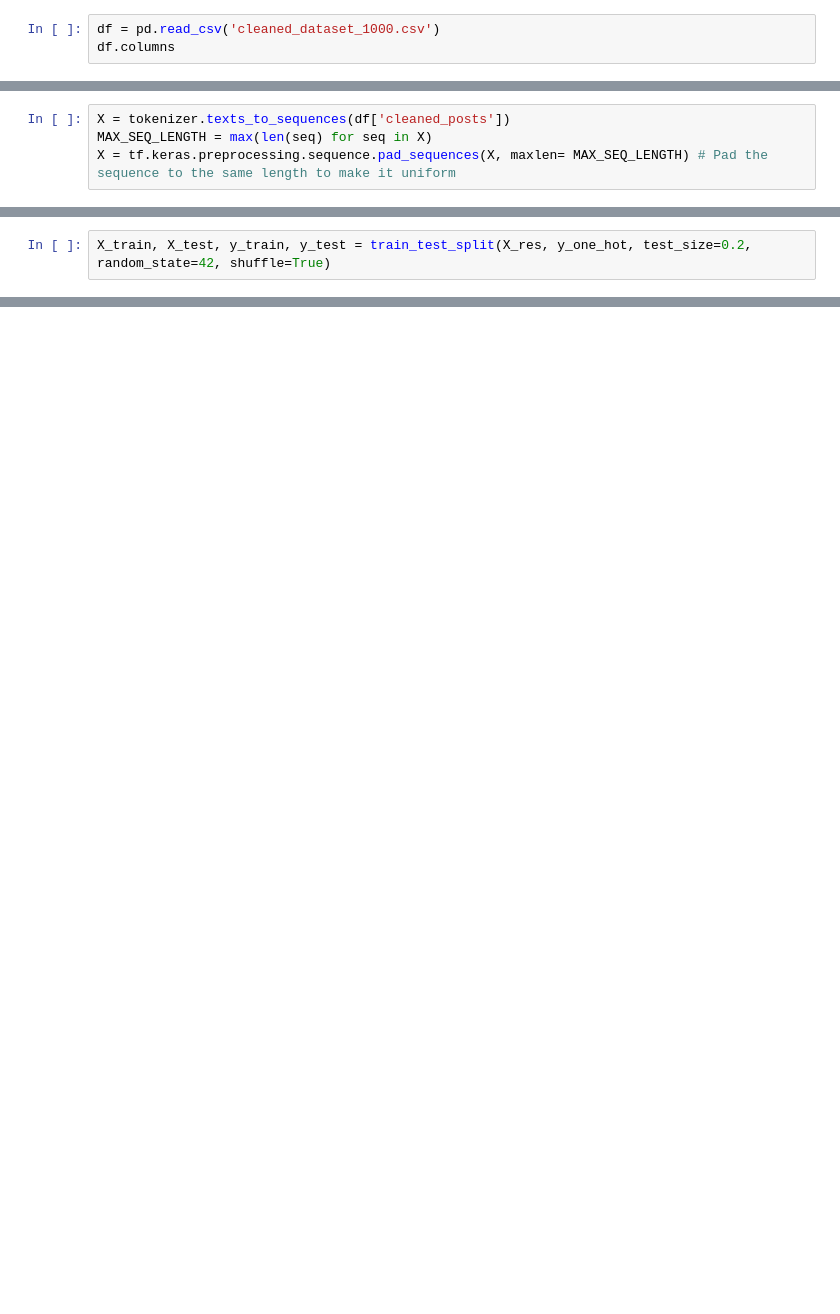
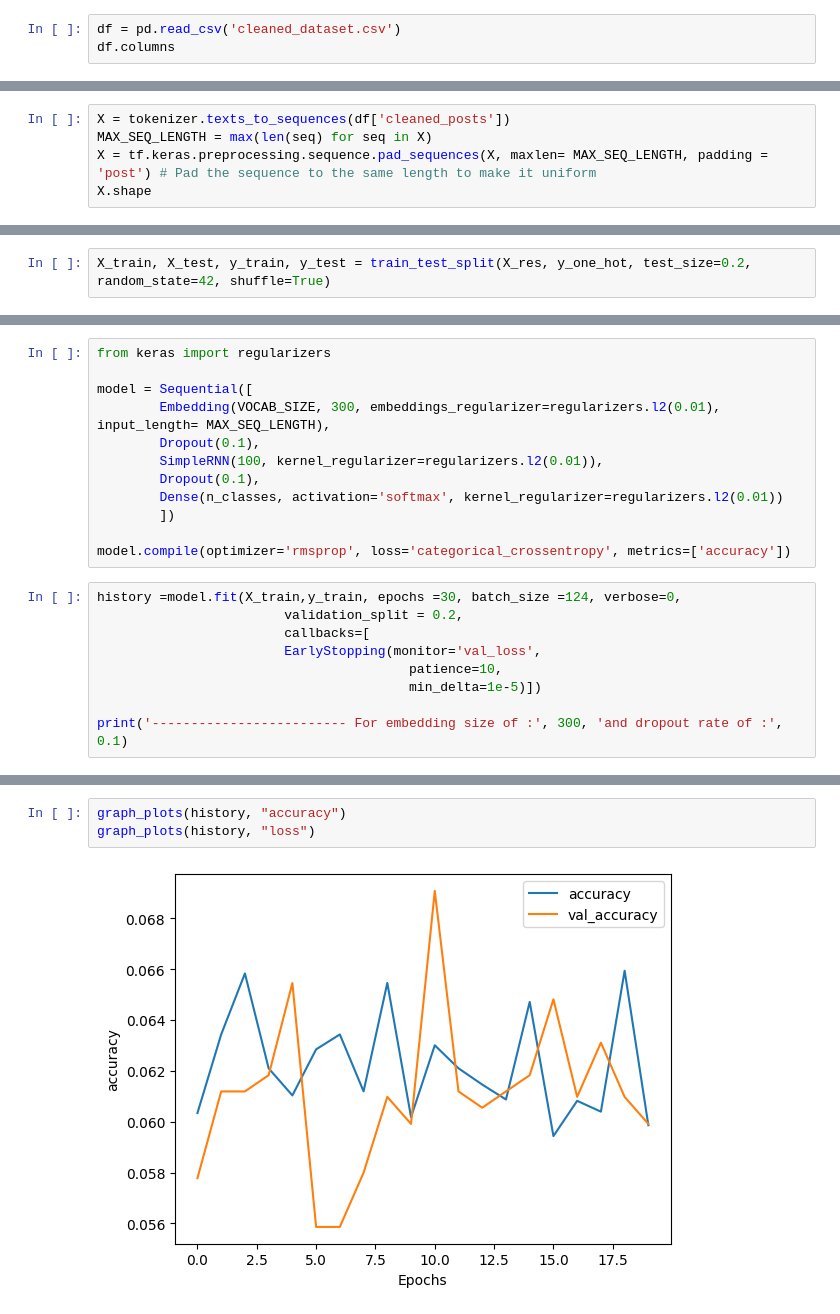
Before and after one commit to daneshvar-amrollahi/mbti-cs229, a Jupyter notebook: Rnn_word2vec.ipynb, the cells around one changed output, grey strips where cells are left out. Drawn from its saved outputs; the diff is of its cells as text; blank space fills up the shorter version.

```diff
--- a/Rnn_word2vec.ipynb
+++ b/Rnn_word2vec.ipynb
@@ -42,7 +28,7 @@ def graph_plots(history, string):
     plt.savefig(string + '.png')
     plt.show()
 # %%
-df = pd.read_csv('cleaned_dataset_1000.csv')
+df = pd.read_csv('cleaned_dataset.csv')
 df.columns
 # %% [output]
 Index(['type', 'posts', 'cleaned_posts'], dtype='object')
@@ -56,4 +42,5 @@ VOCAB_SIZE = len(word_index)+1 # Total words
 # %%
 X = tokenizer.texts_to_sequences(df['cleaned_posts'])
 MAX_SEQ_LENGTH = max(len(seq) for seq in X)
-X = tf.keras.preprocessing.sequence.pad_sequences(X, maxlen= MAX_SEQ_LENGTH) # Pad the sequence to the same length to make it uniform
+X = tf.keras.preprocessing.sequence.pad_sequences(X, maxlen= MAX_SEQ_LENGTH, padding = 'post') # Pad the sequence to the same length to make it uniform
+X.shape
@@ -116,0 +211,21 @@ best_model.compile(optimizer='adam', loss='categorical_crossentropy', metrics=['
+# %%
+from keras import regularizers
+
+model = Sequential([
+        Embedding(VOCAB_SIZE, 300, embeddings_regularizer=regularizers.l2(0.01), input_length= MAX_SEQ_LENGTH),
+        Dropout(0.1),
+        SimpleRNN(100, kernel_regularizer=regularizers.l2(0.01)),
+        Dropout(0.1),
+        Dense(n_classes, activation='softmax', kernel_regularizer=regularizers.l2(0.01))
+        ])
+
+model.compile(optimizer='rmsprop', loss='categorical_crossentropy', metrics=['accuracy'])
+# %%
+history =model.fit(X_train,y_train, epochs =30, batch_size =124, verbose=0,
+                        validation_split = 0.2,
+                        callbacks=[
+                        EarlyStopping(monitor='val_loss',
+                                        patience=10,
+                                        min_delta=1e-5)])
+
+print('------------------------- For embedding size of :', 300, 'and dropout rate of :', 0.1)
@@ -116,0 +239,5 @@ best_model.compile(optimizer='adam', loss='categorical_crossentropy', metrics=['
+# %%
+graph_plots(history, "accuracy")
+graph_plots(history, "loss")
+# %% [output]
+[figure, added]
```
Also changed, not shown: parts of 47 cells of this notebook, 3 other files.
